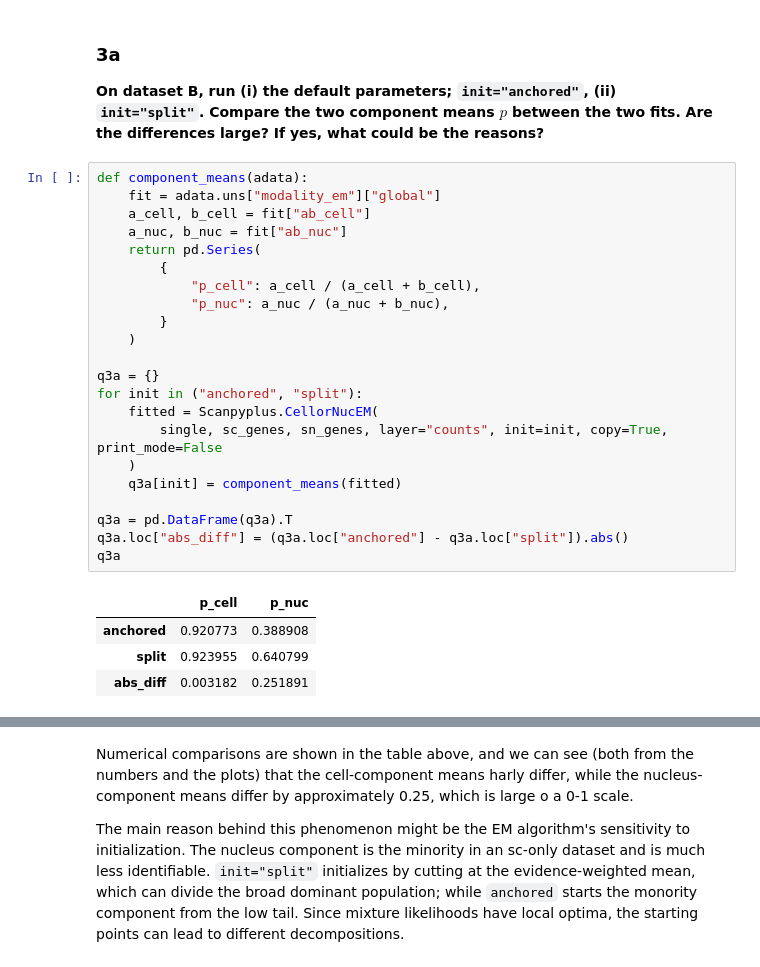
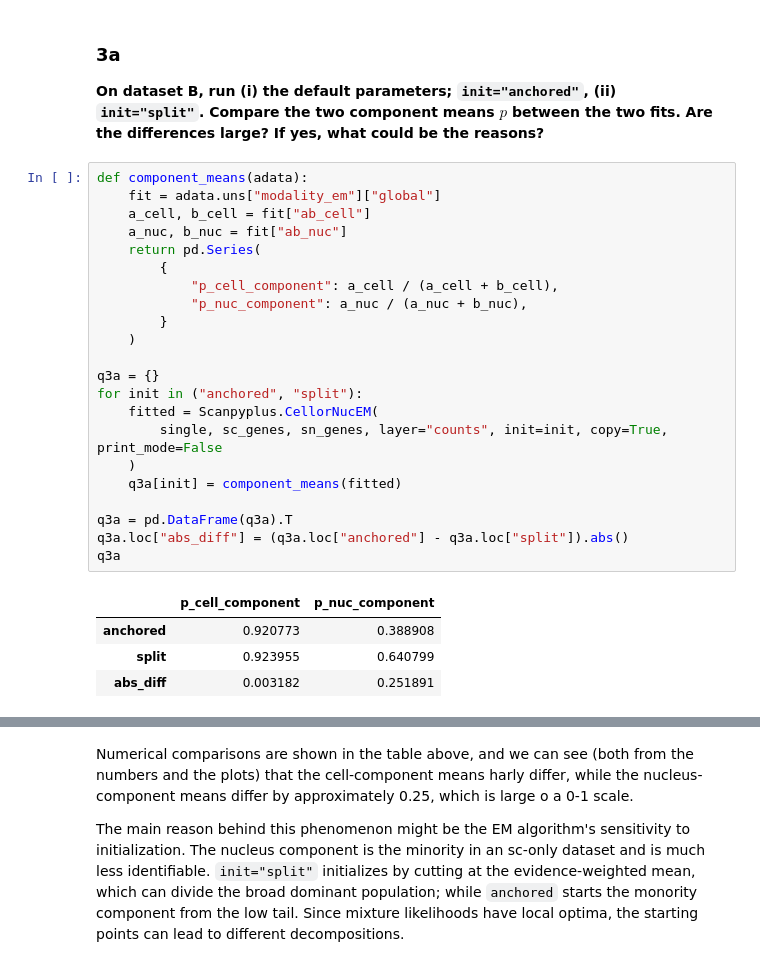
Before and after one commit to UnknownCreature0086/CellorNuc, a Jupyter notebook: notebook/CellorNuc_quiz.ipynb, the cells around one changed output, grey strips where cells are left out. Saved outputs shown, nothing was run; the diff lists cells and outputs as text.

```diff
--- a/notebook/CellorNuc_quiz.ipynb
+++ b/notebook/CellorNuc_quiz.ipynb
@@ -337,27 +398,27 @@ A dominant pile near 1 plus a distinct pile near 0 means it is bimodal, even if
 # %%
 def component_means(adata):
     fit = adata.uns["modality_em"]["global"]
     a_cell, b_cell = fit["ab_cell"]
     a_nuc, b_nuc = fit["ab_nuc"]
     return pd.Series(
         {
-            "p_cell": a_cell / (a_cell + b_cell),
-            "p_nuc": a_nuc / (a_nuc + b_nuc),
+            "p_cell_component": a_cell / (a_cell + b_cell),
+            "p_nuc_component": a_nuc / (a_nuc + b_nuc),
         }
     )
 
 q3a = {}
 for init in ("anchored", "split"):
     fitted = Scanpyplus.CellorNucEM(
         single, sc_genes, sn_genes, layer="counts", init=init, copy=True, print_mode=False
     )
     q3a[init] = component_means(fitted)
 
 q3a = pd.DataFrame(q3a).T
 q3a.loc["abs_diff"] = (q3a.loc["anchored"] - q3a.loc["split"]).abs()
 q3a
 # %% [output]
-|  | p_cell | p_nuc |
+|  | p_cell_component | p_nuc_component |
 | anchored | 0.920773 | 0.388908 |
 | split | 0.923955 | 0.640799 |
 | abs_diff | 0.003182 | 0.251891 |
```
Also changed, not shown: parts of 7 cells of this notebook.
